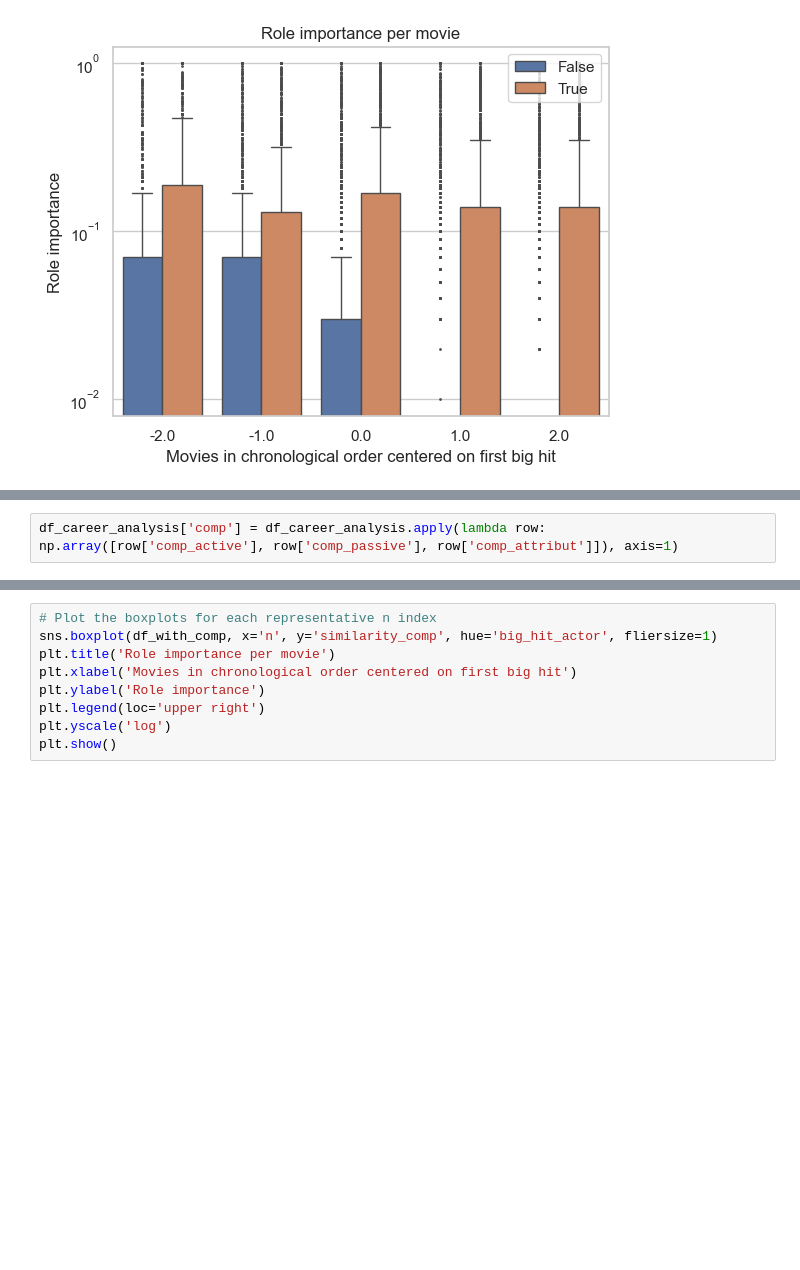
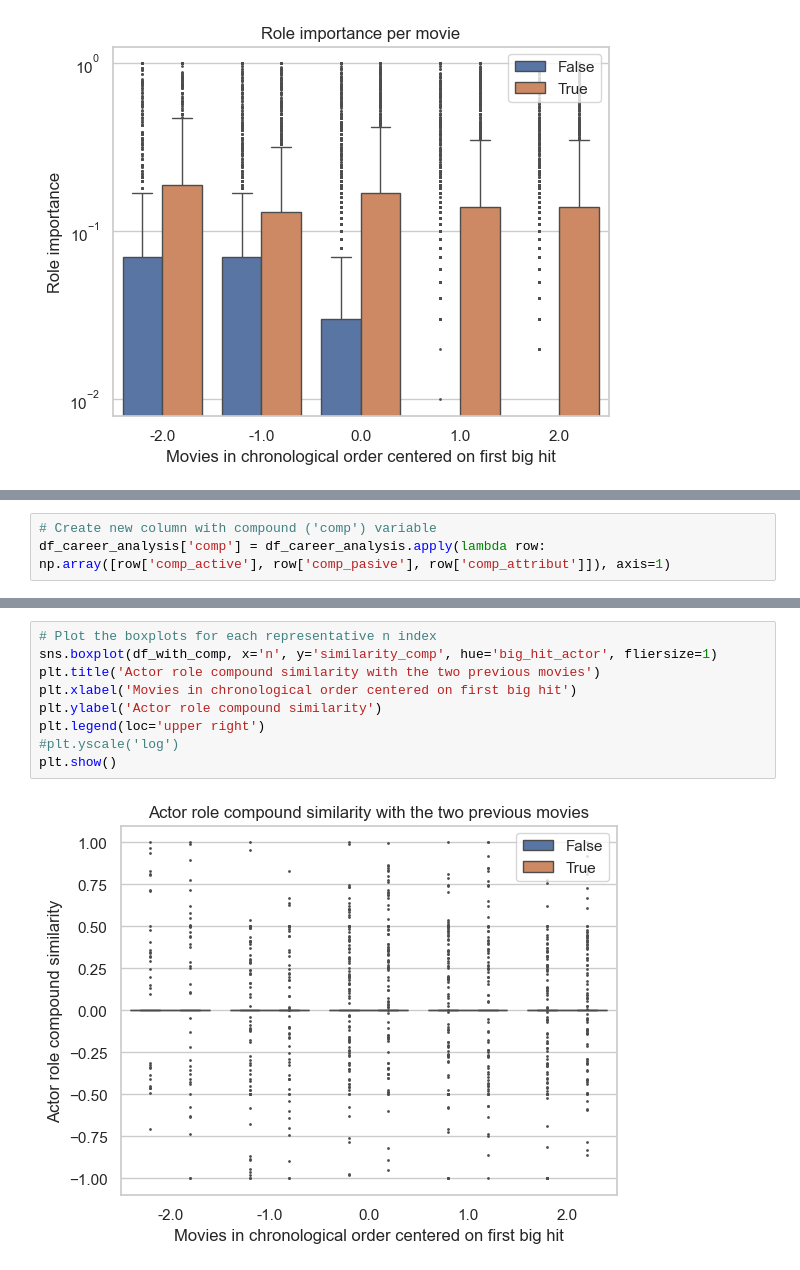
Before and after one commit to epfl-ada/ada-2023-project-pinacolada23, a Jupyter notebook: observational_study.ipynb, the cells around one changed output, grey strips where cells are left out. Saved outputs shown, nothing was run; the diff lists cells and outputs as text; blank space fills up the shorter version.

```diff
--- a/observational_study.ipynb
+++ b/observational_study.ipynb
@@ -886,5 +904,6 @@ plt.show()
 # %%
-df_career_analysis['comp'] = df_career_analysis.apply(lambda row: np.array([row['comp_active'], row['comp_passive'], row['comp_attribut']]), axis=1)
+# Create new column with compound ('comp') variable
+df_career_analysis['comp'] = df_career_analysis.apply(lambda row: np.array([row['comp_active'], row['comp_pasive'], row['comp_attribut']]), axis=1)
 # %%
 # Seperate the control and treatment group
 treat = df_career_analysis[df_career_analysis.big_hit_actor]
@@ -925,9 +944,11 @@ df_with_comp['similarity_comp'] = grp.apply(lambda x: x.apply(
 # %%
 # Plot the boxplots for each representative n index
 sns.boxplot(df_with_comp, x='n', y='similarity_comp', hue='big_hit_actor', fliersize=1)
-plt.title('Role importance per movie')
+plt.title('Actor role compound similarity with the two previous movies')
 plt.xlabel('Movies in chronological order centered on first big hit')
-plt.ylabel('Role importance')
+plt.ylabel('Actor role compound similarity')
 plt.legend(loc='upper right')
-plt.yscale('log')
+#plt.yscale('log')
 plt.show()
+# %% [output]
+[figure, added]
```
Also changed, not shown: parts of 20 cells of this notebook.
